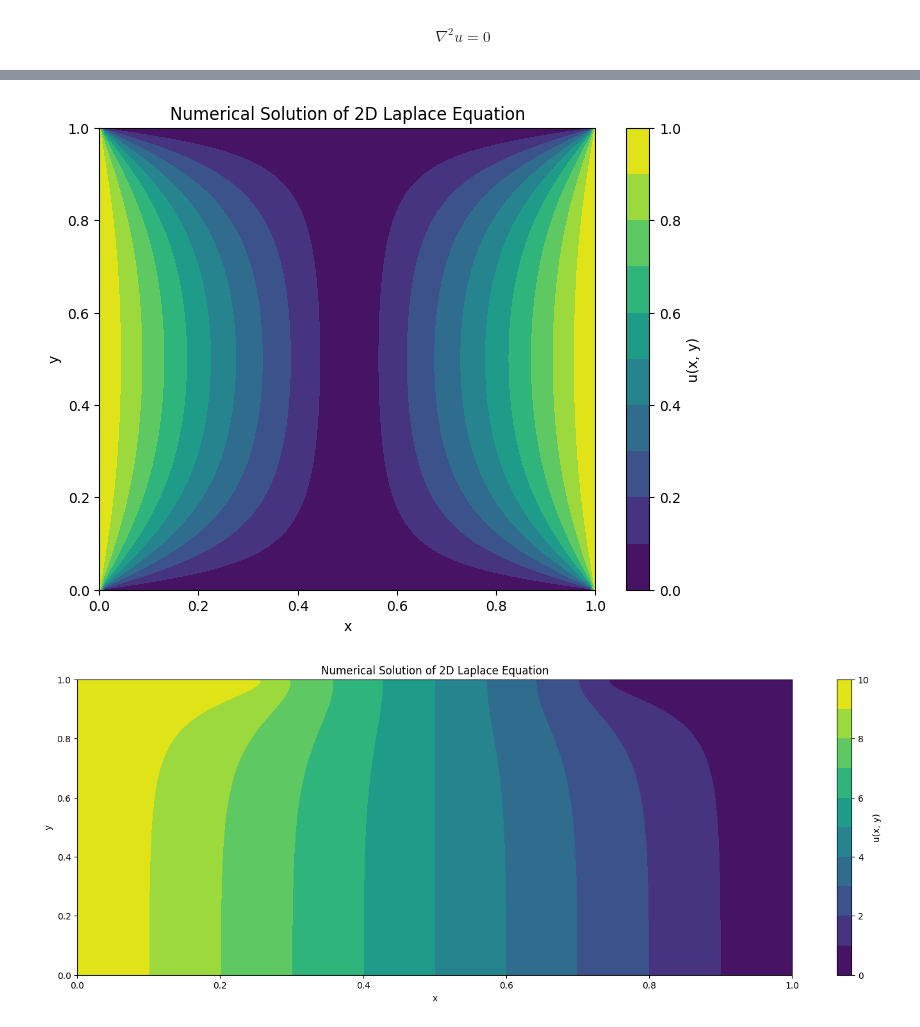
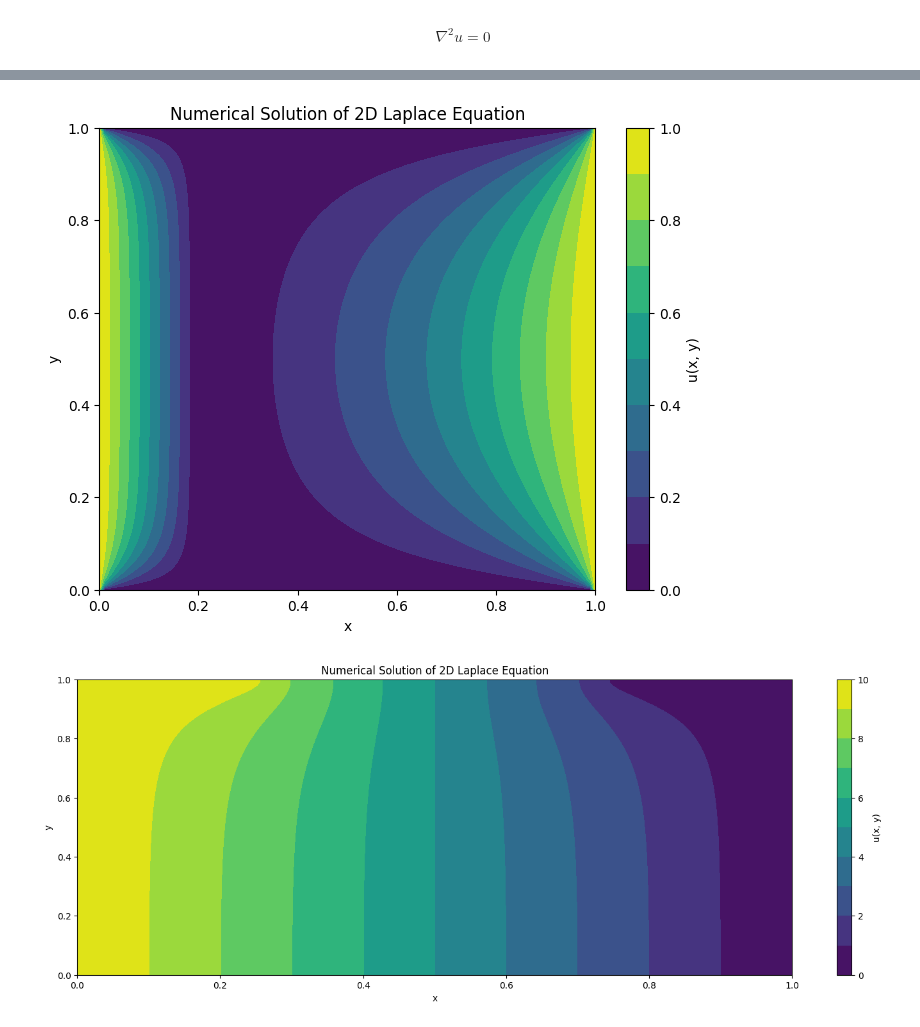
Before and after one commit to jolu2111/Prosjektoppgave, a Jupyter notebook: Laplace_equation.ipynb, the cells around one changed output, grey strips where cells are left out. Saved outputs shown, nothing was run; the diff lists cells and outputs as text; code cells hidden in the pictures.

```diff
--- a/Laplace_equation.ipynb
+++ b/Laplace_equation.ipynb
@@ -218,7 +218,7 @@ u = np.zeros((Nx, Ny))
 # u[75:, -1] = s(np.linspace(0, Lx, Nx))  # Top boundary
 u[0, :] = f(np.linspace(0, Ly, Ny))  # Left boundary
 u[-1, :] = g(np.linspace(0, Ly, Ny))  # Right boundary
-u[50, :] = s(np.linspace(0, Ly, Ny))  # Midle boundary
+u[20, :] = s(np.linspace(0, Ly, Ny))  # Midle boundary
 
 
 # Neumann condition (no flow) on the top and bottom boundaries
@@ -227,35 +227,35 @@ u[50, :] = s(np.linspace(0, Ly, Ny))  # Midle boundary
 
 # Iterative solution using the finite difference method
 error = 1.0  # Initialize error
 while error > tolerance:
     u_old = u.copy()
 
     # Update the interior points using the finite difference scheme
     u[1:-1, 1:-1] = 0.25 * (u_old[2:, 1:-1] + u_old[:-2, 1:-1] +
                             u_old[1:-1, 2:] + u_old[1:-1, :-2])
 
     u[0, :] = f(np.linspace(0, Ly, Ny))  # Left boundary
     u[-1, :] = g(np.linspace(0, Ly, Ny))  # Right boundary
-    u[50, :] = s(np.linspace(0, Ly, Ny))  # Midle boundary
+    u[20, :] = s(np.linspace(0, Ly, Ny))  # Midle boundary
     # Neumann condition (no flow in x-direction at x = 1): ∂u/∂x = 0
     # u[74, 85:-1] = u[75, 85:-1]
     # u[1:-1,0]=u[1:-1,1]
     # u[25:75, -1] = u[25:75, -2]    # Top boundary, ∂u/∂y = 0
 
     # Compute the error as the maximum difference between old and new values
     error = np.max(np.abs(u - u_old))
 
 # Plot the results
 X, Y = np.meshgrid(np.linspace(0, Lx, Nx), np.linspace(0, Ly, Ny))
 plt.figure(figsize=(8, 6))
 plt.contourf(X, Y, u.T, 10, cmap="viridis")
 plt.colorbar(label="u(x, y)")
 plt.xlabel("x")
 plt.ylabel("y")
 plt.title("Numerical Solution of 2D Laplace Equation")
 plt.show()
 # %% [output]
-[figure, old version]
+[figure, new version]
 # %%
 import numpy as np
 import matplotlib.pyplot as plt
```
Also changed, not shown: parts of 2 cells of this notebook, 4 other files.
